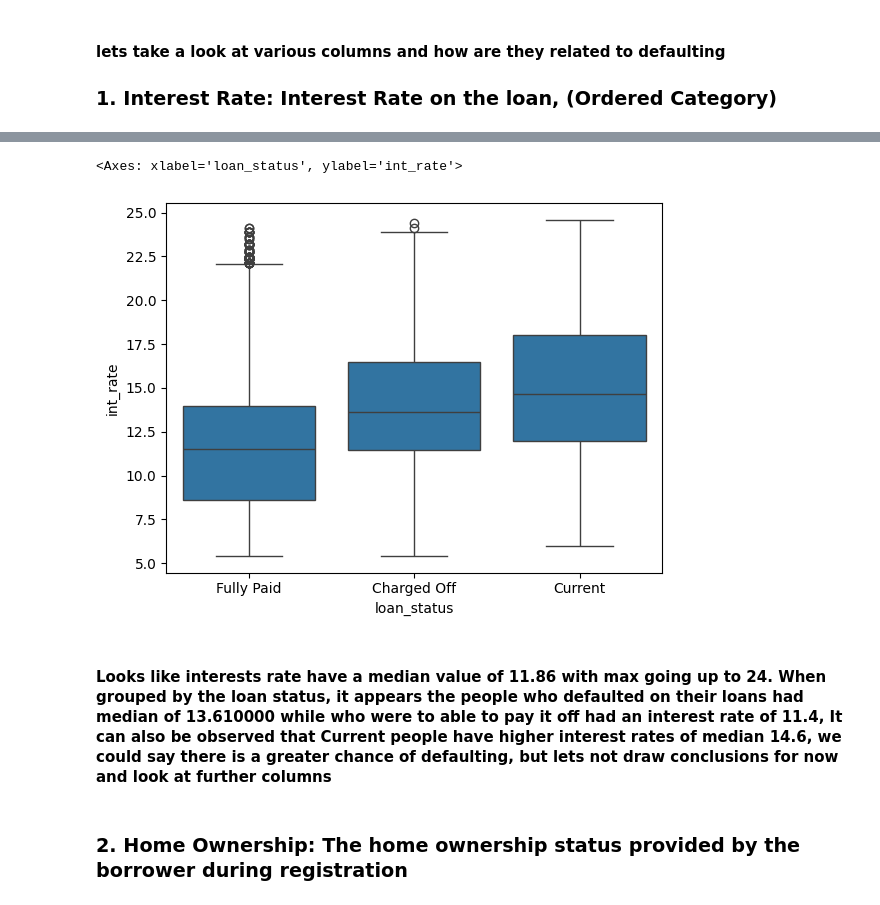
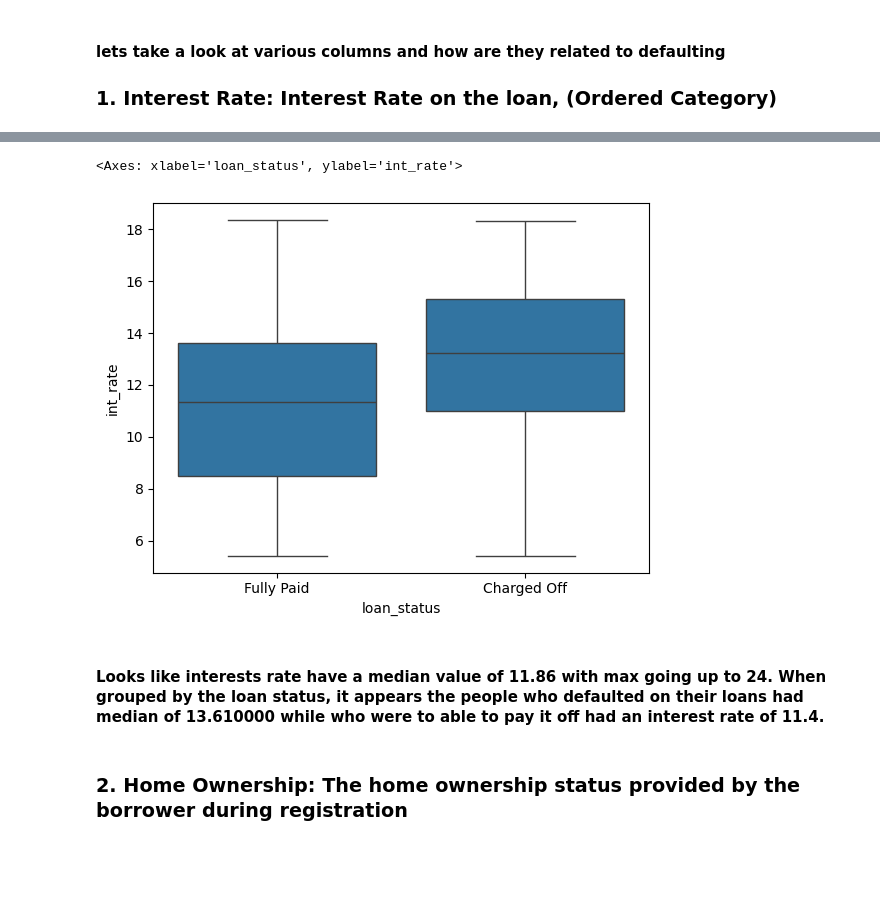
Before and after one commit to pranjal-verma/Lending-Club-Case-Study, a Jupyter notebook: solution.ipynb, the cells around one changed output, grey strips where cells are left out. Saved outputs shown, nothing was run; the diff lists cells and outputs as text; code cells hidden in the pictures; blank space fills up the shorter version.

```diff
--- a/solution.ipynb
+++ b/solution.ipynb
@@ -222,11 +225,15 @@ loan_df.term = loan_df.term.apply(lambda x : int(x.replace("months", "")))
 # %%
 loan_df.int_rate = loan_df.int_rate.apply(lambda x : float(x.replace("%", "")))
 # %%
+# There's over a 1000 columns with unknown employment length, it is better to drop them instead of predicting them
+loan_df.emp_length = loan_df["emp_length"].dropna()
 # employment length seems to have symbols like + and >
 # "10+ years": Convert to 10
 # "< 1 year": Convert to 0.5
 # "X years": Convert to X n
-loan_df.emp_length = loan_df["emp_length"].dropna()
+
+
+
 def clean_emp_length(emp_len):
     if emp_len == "10+ years":
         return 10
@@ -234,5 +241,4 @@ def clean_emp_length(emp_len):
         return 0.5
     return int(emp_len.split()[0])
 
-loan_df.emp_length.apply(clean_emp_length)
-# loan_df.emp_length
+loan_df.emp_length = loan_df.emp_length.apply(clean_emp_length)
@@ -252,3 +245,8 @@ Name: emp_length, Length: 38642, dtype: float64
+# %%
+loan_df.sub_grade =  loan_df.sub_grade.apply(lambda x : int(x[-1]))
+loan_df.earliest_cr_line = loan_df.earliest_cr_line.apply(lambda x : datetime.strptime(x, "%b-%y"))
+loan_df.issue_d = loan_df.issue_d.apply(lambda x : datetime.strptime(x, "%b-%y"))
+loan_df["credit_history"] = loan_df.issue_d - loan_df.earliest_cr_line
 # %%
 # Checking for duplicates
 loan_df.duplicated().sum()
@@ -269,2 +268,4 @@ loan_df.head()
 # %%
-loan_df.loan_status.value_counts()
+loan_df.home_ownership.value_counts()
+# There are only 4 records with "None" as home ownership, it is better to merge them with "OTHER"
+loan_df.home_ownership = loan_df.home_ownership.replace("NONE", "OTHER")
@@ -276,0 +274,2 @@ Name: count, dtype: int64
+# %%
+loan_df = loan_df[loan_df['loan_status'] != 'Current']
@@ -296,10 +325,11 @@ Name: int_rate, dtype: float64
 # %%
-sns.boxplot(x='loan_status', y='int_rate', data=loan_df)
+# removing outliers from int_rate
+sns.boxplot(x='loan_status', y='int_rate', data=loan_df[loan_df.int_rate < loan_df["int_rate"].quantile(0.95)])
 # %% [output]
 <Axes: xlabel='loan_status', ylabel='int_rate'>
-[figure, old version]
+[figure, new version]
 # %% [markdown]
-#### Looks like interests rate have a median value of 11.86 with max going up to 24. When grouped by the loan status, it appears the people who defaulted on their loans had median of 13.610000 while who were to able to pay it off had an interest rate of 11.4, It can also be observed that Current people have higher interest rates of median 14.6, we could say there is a greater chance of defaulting, but lets not draw conclusions for now and look at further columns
+#### Looks like interests rate have a median value of 11.86 with max going up to 24. When grouped by the loan status, it appears the people who defaulted on their loans had median of 13.610000 while who were to able to pay it off had an interest rate of 11.4.
 # %% [markdown]
 ### 2. Home Ownership: The home ownership status provided by the borrower during registration
 # %%
```
Also changed, not shown: parts of 33 cells of this notebook, 1 other file.
